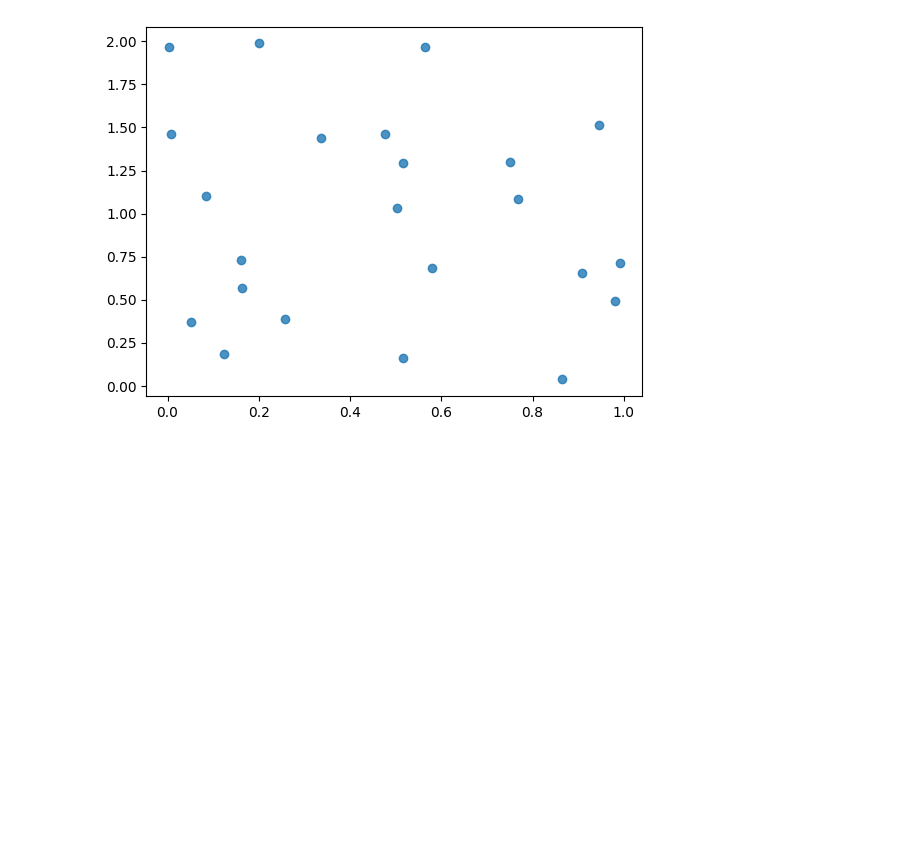
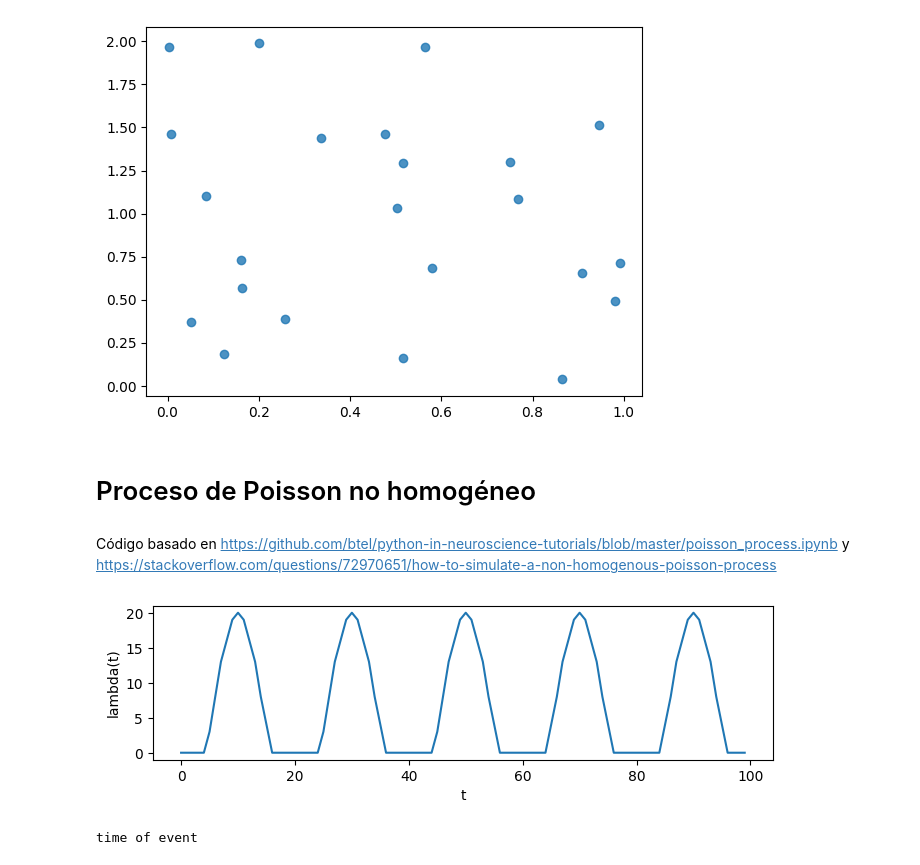
Before and after one commit to leticiaram/Modelos_Estocasticos_2023, a Jupyter notebook: Codigo_3.ipynb, the cells around one changed output. Saved outputs shown, nothing was run; the diff lists cells and outputs as text; code cells hidden in the pictures; blank space fills up the shorter version.

```diff
--- a/Codigo_3.ipynb
+++ b/Codigo_3.ipynb
@@ -505,3 +505,8 @@ array([23])
  plt.show()
 # %% [output]
 [figure]
+# %% [markdown]
+# Proceso de Poisson no homogéneo
+# %% [markdown]
+Código basado en
+https://github.com/btel/python-in-neuroscience-tutorials/blob/master/poisson_process.ipynb y https://stackoverflow.com/questions/72970651/how-to-simulate-a-non-homogenous-poisson-process
@@ -507,0 +523,16 @@ array([23])
+# %%
+# A frequency that cycles every 20 time units, in radians
+OMEGA = 0.05 * 2 * np.pi
+
+# A sinusoidal time-varying rate, truncated at zero
+rate_f = lambda t: max(0, 4 - (16 * np.cos(OMEGA * t)))
+# %%
+vrate = np.vectorize(rate_f)
+#vrate(np.arange(0,100,.1))
+plt.figure(figsize=(8, 2))
+t = np.arange(0,100,1)
+plt.plot(t, vrate(t))
+plt.ylabel('lambda(t)')
+plt.xlabel('t');
+# %% [output]
+[figure, added]
@@ -507,0 +543,18 @@ array([23])
+# %%
+t = 0.0
+t_max = 100
+t_homPP = []
+t_non_homPP = []
+print("time of event")
+while t < t_max:
+    # generate Poisson candidate event times using exponentially distributed
+    # inter-event delays at the maximal rate
+    t += random.expovariate(lambda_max)
+    t_homPP.append(t)
+    # (rate_f(t) / lambda_max) is the probability we
+    # should accept a candidate at time t
+    if random.random() <= rate_f(t) / lambda_max:
+        #print(t)
+        t_non_homPP.append(t)
+# %% [output]
+time of event
```
Also changed, not shown: parts of 4 cells of this notebook.
